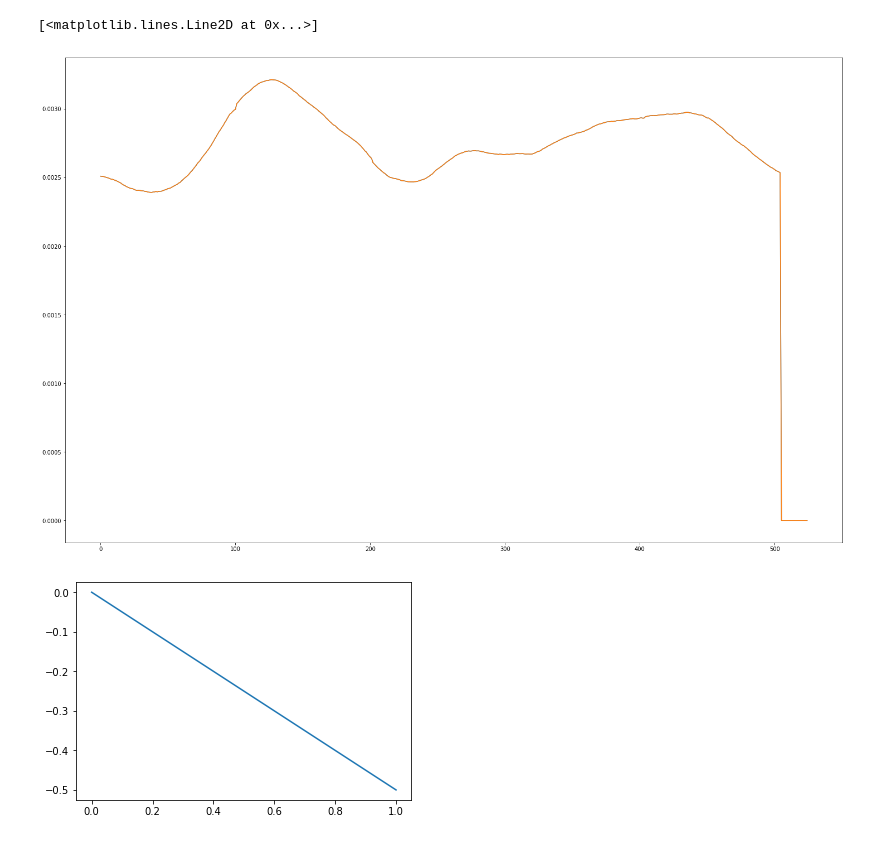
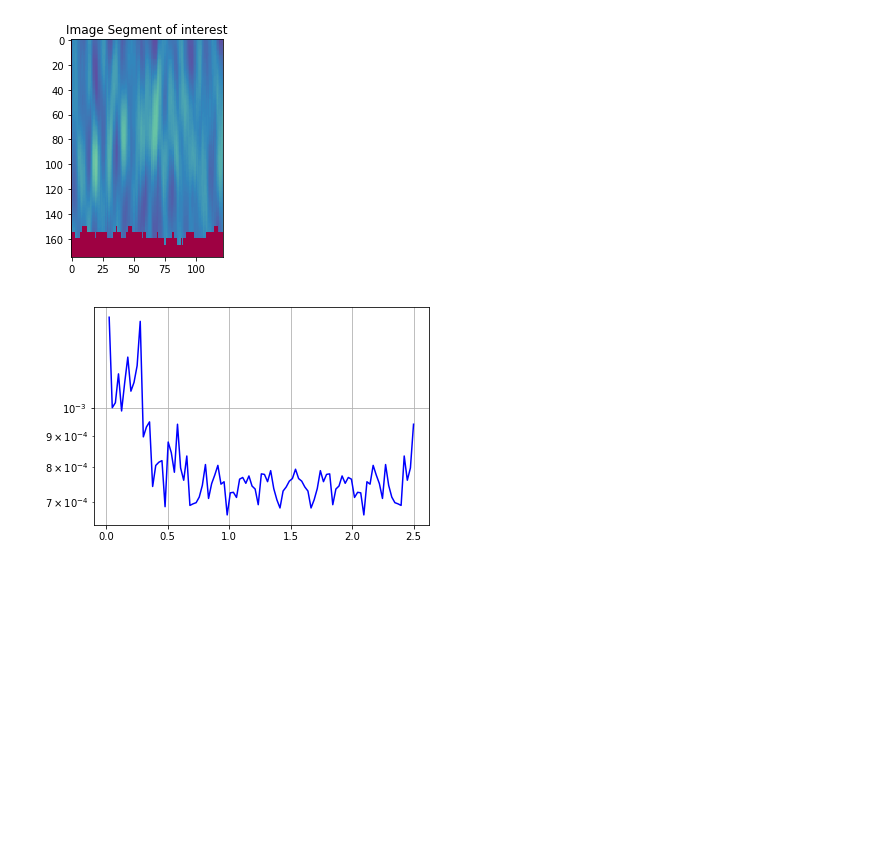
Before and after one commit to oozguc/PyImage, a Jupyter notebook: ObjectClassInstance/FFTImage.ipynb, the cells around one changed output. Cells and saved outputs as stored; diff of their text form; code cells hidden in the pictures; blank space fills up the shorter version.

```diff
--- a/ObjectClassInstance/FFTImage.ipynb
+++ b/ObjectClassInstance/FFTImage.ipynb
@@ -64,15 +40,29 @@ save_tiff_imagej_compatible((targetdir + 'FFTResult.tif') , FFTback.real, axes)
-# %%
-row = 1
-column = 1
-fig, axs = plt.subplots(row, column, figsize=(25, 16), facecolor='w', edgecolor='k')
-fig.subplots_adjust(hspace = 1, wspace=0.1)
-
-
-
-plt.plot(FFTback)
-plt.figure()
-plt.plot(freq)
-# %% [output]
-[<matplotlib.lines.Line2D at 0x...>]
-[figure, removed]
-[figure, removed]
+# %%
+# Show the results
+
+def doFFT(image, block):
+   addedfft = 0
+   for i in range(image.shape[0]):
+
+      strip = image[i,:]
+      fftresult = fft(strip)
+      addedfft += np.abs(fftresult)
+   addedfft/=image.shape[0]
+   plt.figure()
+
+   plt.semilogy(xf[1:int(width/2)], 2.0/width * (addedfft[1:int(width/2)]), '-b')
+   plt.grid()
+   plt.savefig(targetdir + Filename[0] + str(block) + '.png')
+# %%
+
+for i in range(block):
+ plt.figure()
+ smally = y[StartSection:EndSection, :]
+ plt.imshow(smally, plt.cm.Spectral)
+ plt.title('Image Segment of interest')
+ StartSection = EndSection
+ EndSection += width
+ doFFT(smally, i)
+# %% [output]
+[figure, added]
+[figure, added]
```
Also changed, not shown: parts of 7 cells of this notebook, 1 other file.
